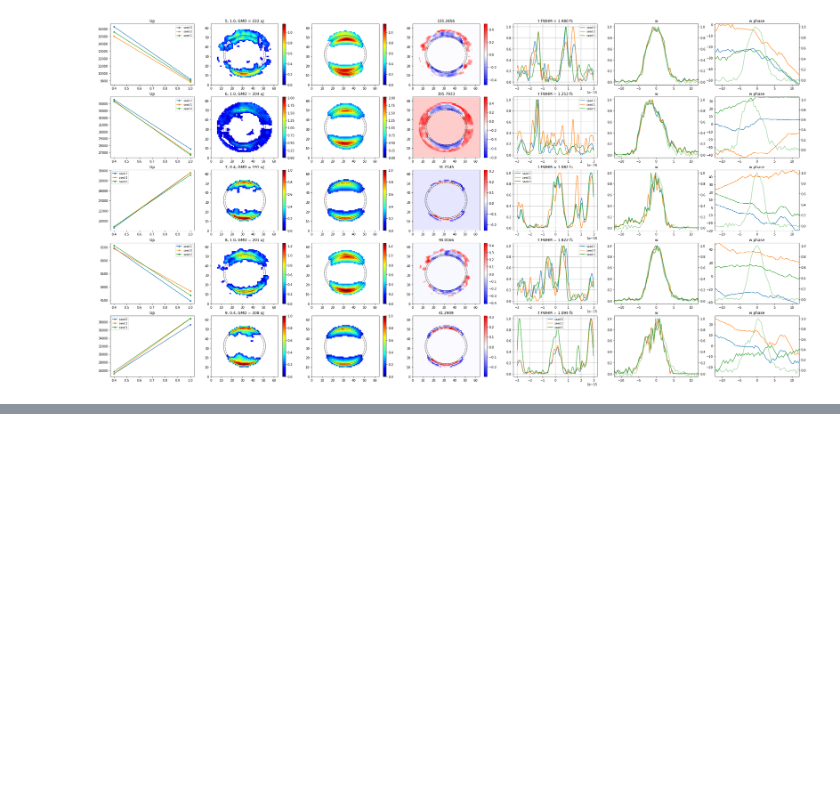
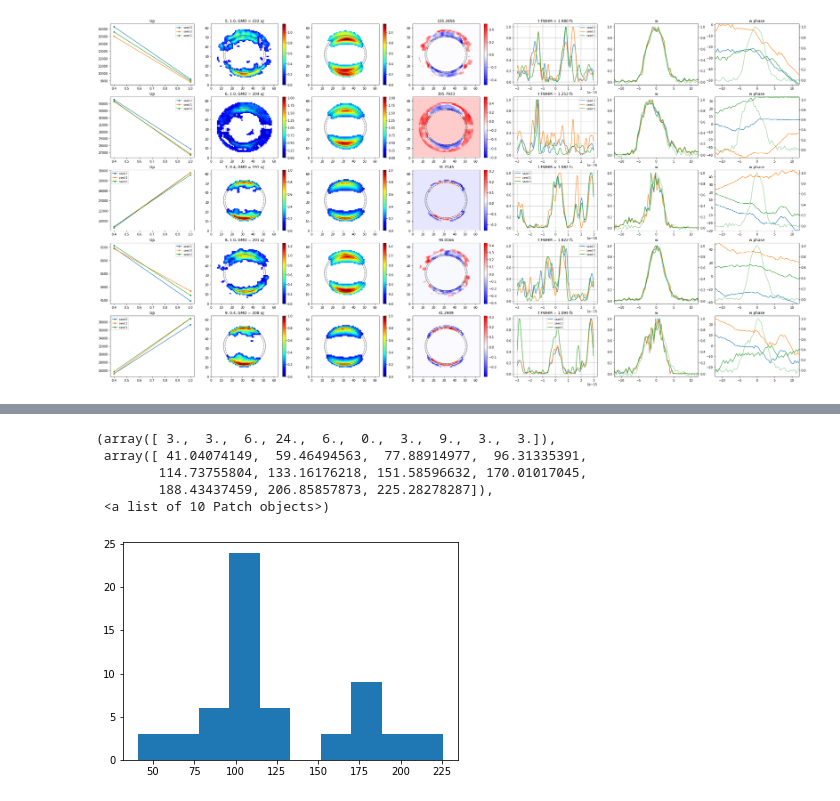
Before and after one commit to parisfranz/cVMI, a Jupyter notebook: examples/plot_from_dat.ipynb, the cells around one changed output, grey strips where cells are left out. Drawn from its saved outputs; the diff is of its cells as text; code cells hidden in the pictures; blank space fills up the shorter version.

```diff
--- a/examples/plot_from_dat.ipynb
+++ b/examples/plot_from_dat.ipynb
@@ -232,7 +240,7 @@ for k in range(int(np.ceil(len(IDs)/5))):
        # xf = np.arange(-N/2+1/2,N/2+1/2,1)/((vNaxis['t_sample'][-1] - vNaxis['t_sample'][0])) #using tsample range
         eV = 1239.84*(2*np.pi*xf)/2.9979E8/(2*np.pi)*1e-9
         #Interpolate spec outside of the loop to match eV
-        xeV = pix_2_eV(np.arange(1024), pixpereV = 22, spectra_hw0 = 0, spectra_pix0 = 512)
+        xeV = pix_2_eV(np.arange(1024), pixpereV = pixpereV, spectra_hw0 = 0, spectra_pix0 = 512)
         xeV = xeV - eshift#3 #know this from previous calibration
 
         for s in range(len(seeds)):
@@ -372,9 +380,6 @@ for k in range(int(np.ceil(len(IDs)/5))):
 std_t = np.array(std_t)
 ups_b = np.array(ups_b)
 fwhms = np.array(fwhms)
-fwhms_avg = np.array(fwhms_avg)
-fwhms_maxs = np.array(fwhms_maxs)
-fwhms2_maxs = np.array(fwhms2_maxs)
 gds = np.array(gds)
 # %%
 #plot overall run stats
@@ -401,44 +406,6 @@ plt.grid()
 plt.show()
 
 for u in np.unique(ups_b):
-    std_thresh = 90
-    plt.plot(fwhms2_maxs[(ups_b == u) & (std_t < std_thresh)], gds[(ups_b == u)& (std_t < std_thresh)], 'o', alpha = 0.7, label = 'Up = %1.2f eV' %u)
-plt.legend()
-plt.ylim(plt.gca().get_ylim()[0],plt.gca().get_ylim()[1])
-plt.plot([0,2],[0,2], 'k:')
-plt.xlabel('FWHM2(fs)')
-plt.ylabel('GMD')
-plt.xlim(0,1.5)
-plt.grid()
-plt.show()
-
-for u in np.unique(ups_b):
-
-    plt.plot(fwhms_avg[(ups_b == u) & (std_t < std_thresh)], gds[(ups_b == u)& (std_t < std_thresh)], 'o', alpha = 0.7, label = 'Up = %1.2f eV' %u)
-plt.legend()
-plt.ylim(plt.gca().get_ylim()[0],plt.gca().get_ylim()[1])
-plt.plot([0,2],[0,2], 'k:')
-plt.xlabel('FWHM avg(fs)')
-plt.ylabel('GMD')
-plt.xlim(0,1.5)
-plt.grid()
-plt.show()
-
-for u in np.unique(ups_b):
-
-    plt.plot(fwhms_maxs[(ups_b == u) & (std_t < std_thresh)], gds[(ups_b == u)& (std_t < std_thresh)], 'o', alpha = 0.7, label = 'Up = %1.2f eV' %u)
-plt.legend()
-plt.ylim(plt.gca().get_ylim()[0],plt.gca().get_ylim()[1])
-plt.plot([0,2],[0,2], 'k:')
-plt.xlabel('FWHM maxs(fs)')
-plt.ylabel('GMD')
-plt.xlim(0,1.5)
-plt.grid()
-plt.show()
-
-
-
-for u in np.unique(ups_b):
 
     plt.plot(fwhms[(ups_b == u) & (std_t < std_thresh)], fwhms_maxs[(ups_b == u)& (std_t < std_thresh)], 'o', alpha = 0.7, label = 'Up = %1.2f eV' %u)
 plt.legend()
@@ -471,0 +568,9 @@ plt.colorbar()
+# %%
+plt.hist(datall['std_t'])
+# %% [output]
+(array([ 3.,  3.,  6., 24.,  6.,  0.,  3.,  9.,  3.,  3.]),
+ array([ 41.04074149,  59.46494563,  77.88914977,  96.31335391,
+        114.73755804, 133.16176218, 151.58596632, 170.01017045,
+        188.43437459, 206.85857873, 225.28278287]),
+ <a list of 10 Patch objects>)
+[figure, added]
```
Also changed, not shown: parts of 6 cells of this notebook, 3 other files.
